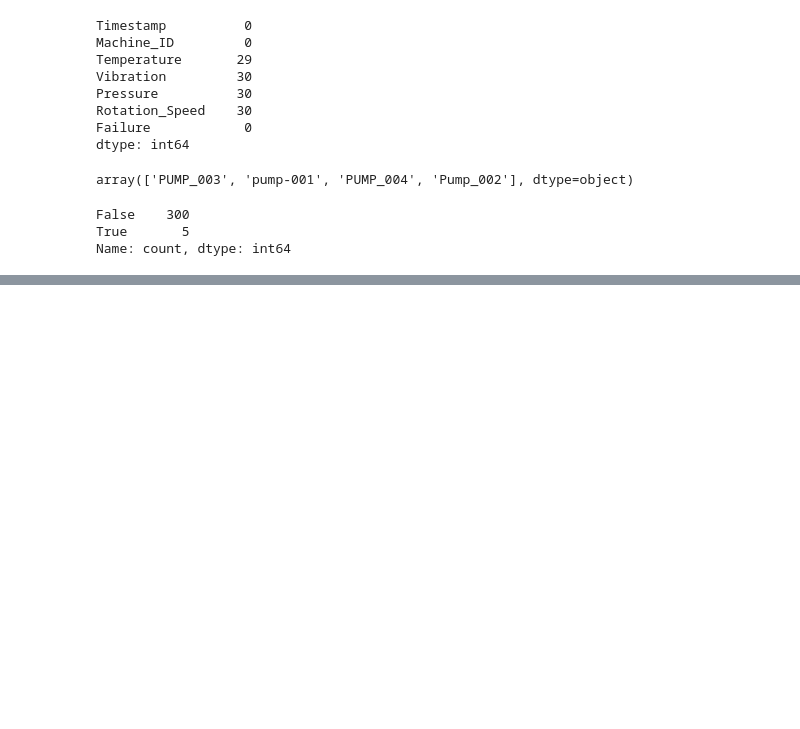
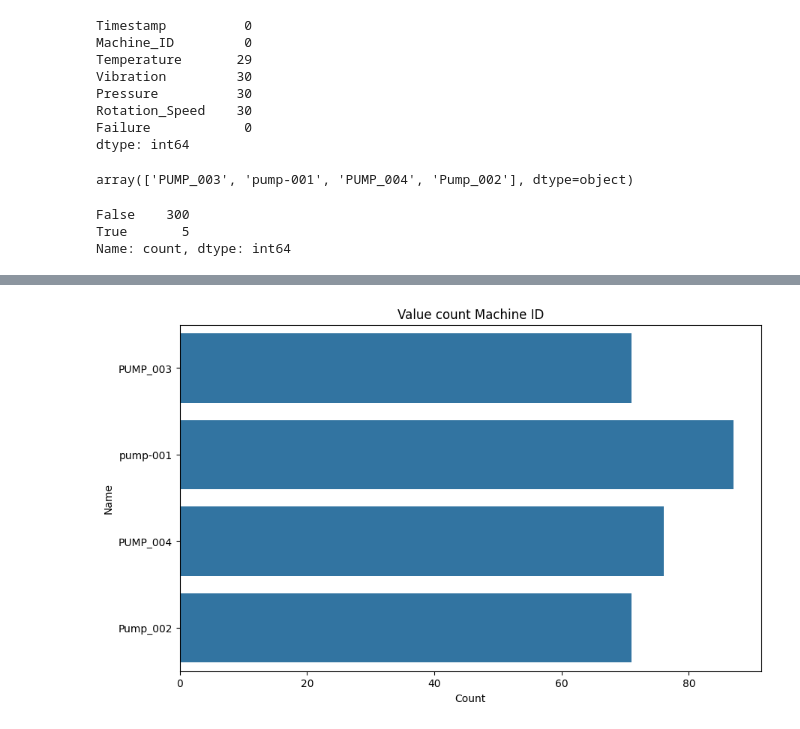
Before and after one commit to nmhkha/dm-project, a Jupyter notebook: pre.ipynb, the cells around one changed output, grey strips where cells are left out. Drawn from its saved outputs; the diff is of its cells as text; code cells hidden in the pictures; blank space fills up the shorter version.

```diff
--- a/pre.ipynb
+++ b/pre.ipynb
@@ -41,0 +80,9 @@ Name: count, dtype: int64
+# %%
+plt.figure(figsize=(10, 6))
+sns.countplot(y=df['Machine_ID'])
+plt.title('Value count Machine ID')
+plt.xlabel('Count')
+plt.ylabel('Name')
+plt.show()
+# %% [output]
+[figure, added]
```
Also changed, not shown: parts of 8 cells of this notebook.
